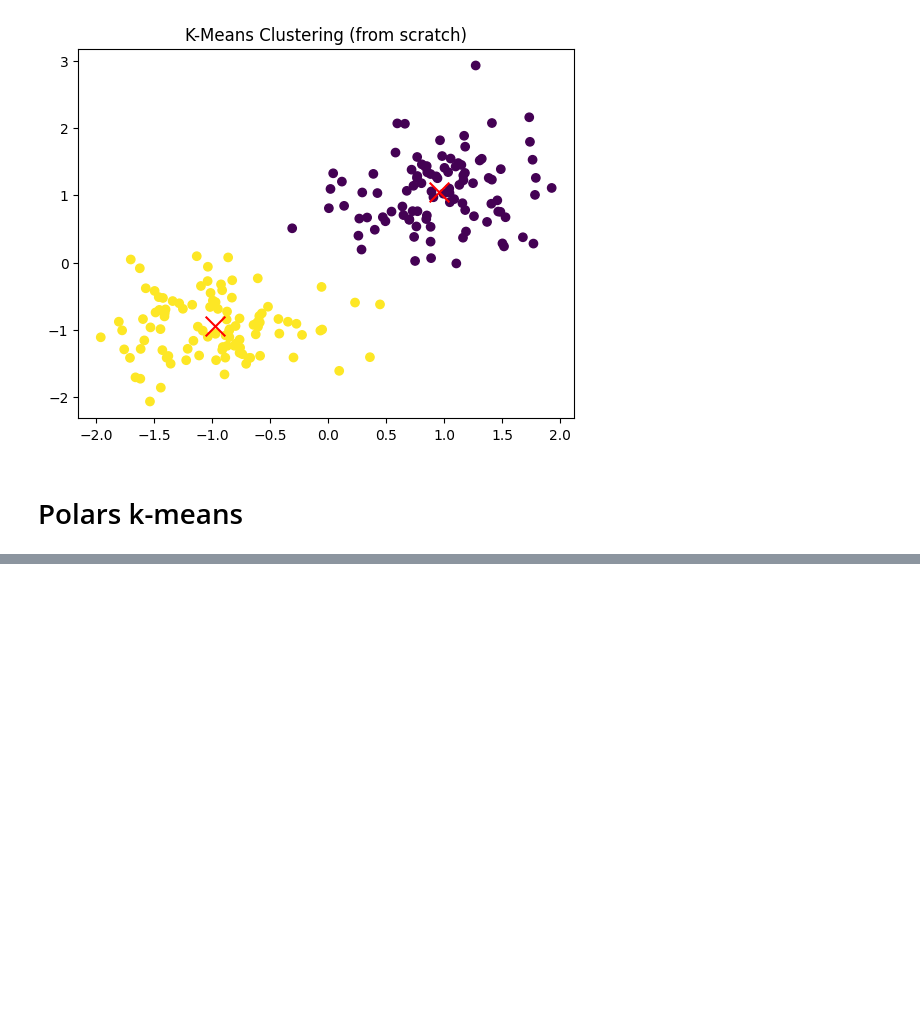
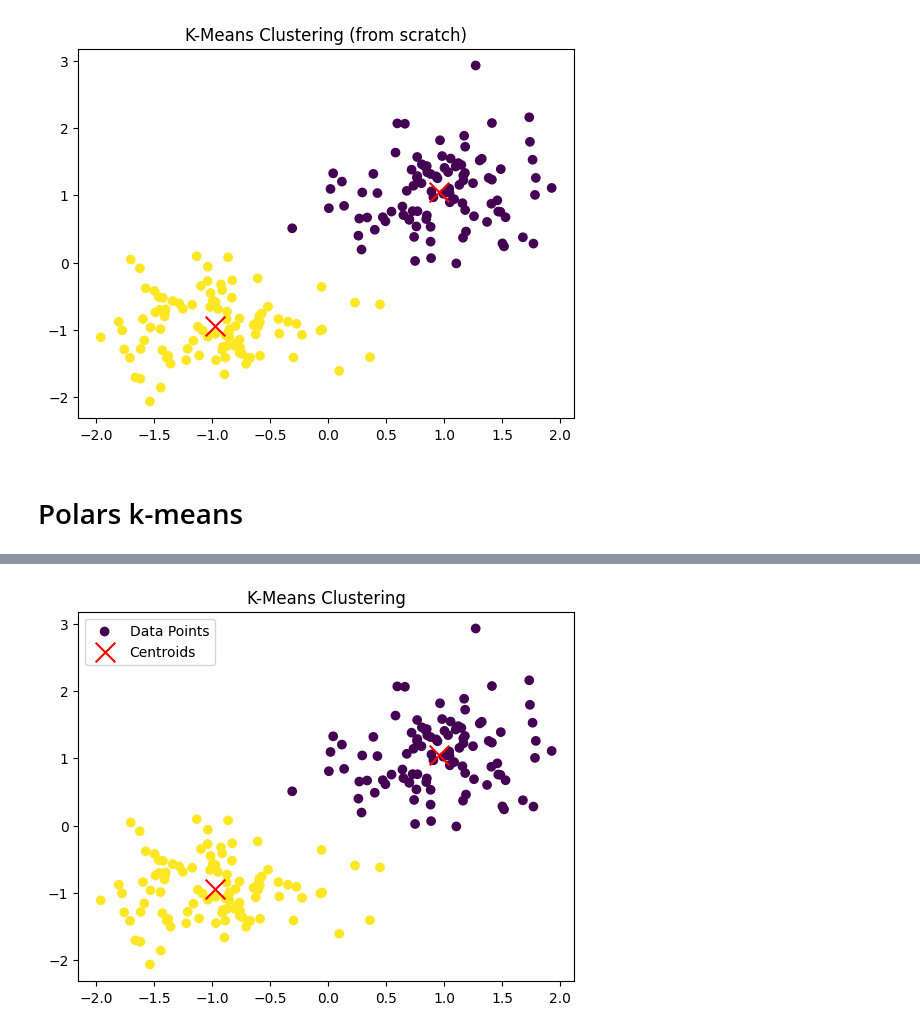
Before and after one commit to ongxuanhong/polar_duckdb_benchmarks, a Jupyter notebook: 04_kmeans.ipynb, the cells around one changed output, grey strips where cells are left out. Cells and saved outputs as stored; diff of their text form; code cells hidden in the pictures; blank space fills up the shorter version.

Commit message:
Polars k-means with sql approach

```diff
--- a/04_kmeans.ipynb
+++ b/04_kmeans.ipynb
@@ -259,0 +275,6 @@ plt.show()
+# %%
+# Set the number of clusters
+k = 2
+
+# Run K-Means
+centroids, final_assignment = kmeans(data, k, max_iters=1000)
@@ -259,0 +306,24 @@ plt.show()
+# %%
+# Extract the points and labels (centroids) for plotting
+points_x = final_assignment["x"].to_numpy()
+points_y = final_assignment["y"].to_numpy()
+labels = final_assignment["centroid"].to_numpy()
+
+# Extract the centroids' new coordinates for plotting
+centroids_x = centroids["x_right"].to_numpy()
+centroids_y = centroids["y_right"].to_numpy()
+
+# Plot the points, colored by their assigned centroid
+plt.scatter(points_x, points_y, c=labels, cmap="viridis", label="Data Points")
+
+# Plot the centroids as red "X" markers
+plt.scatter(centroids_x, centroids_y, s=200, c="red", marker="x", label="Centroids")
+
+# Add titles and legend
+plt.title("K-Means Clustering")
+plt.legend()
+
+# Display the plot
+plt.show()
+# %% [output]
+[figure, added]
```
Also changed, not shown: parts of 5 cells of this notebook.
